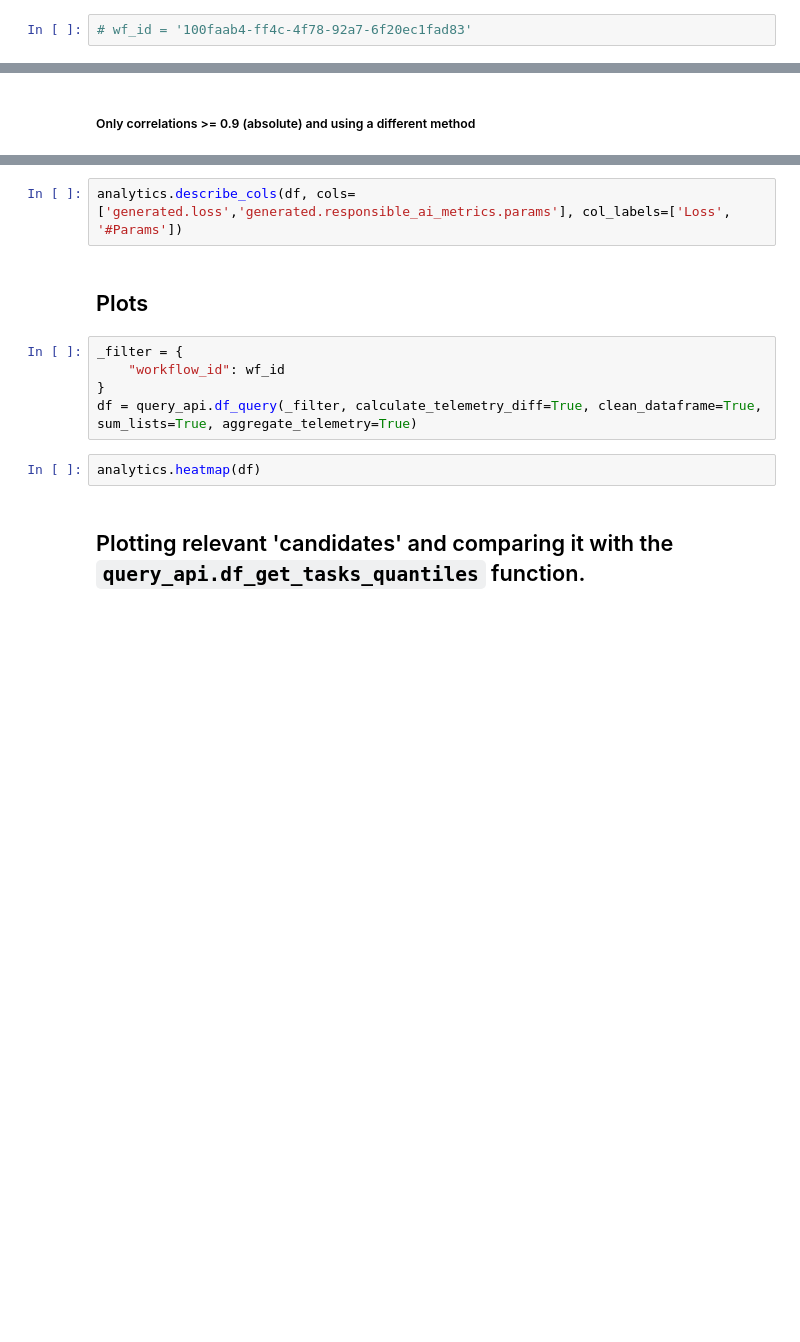
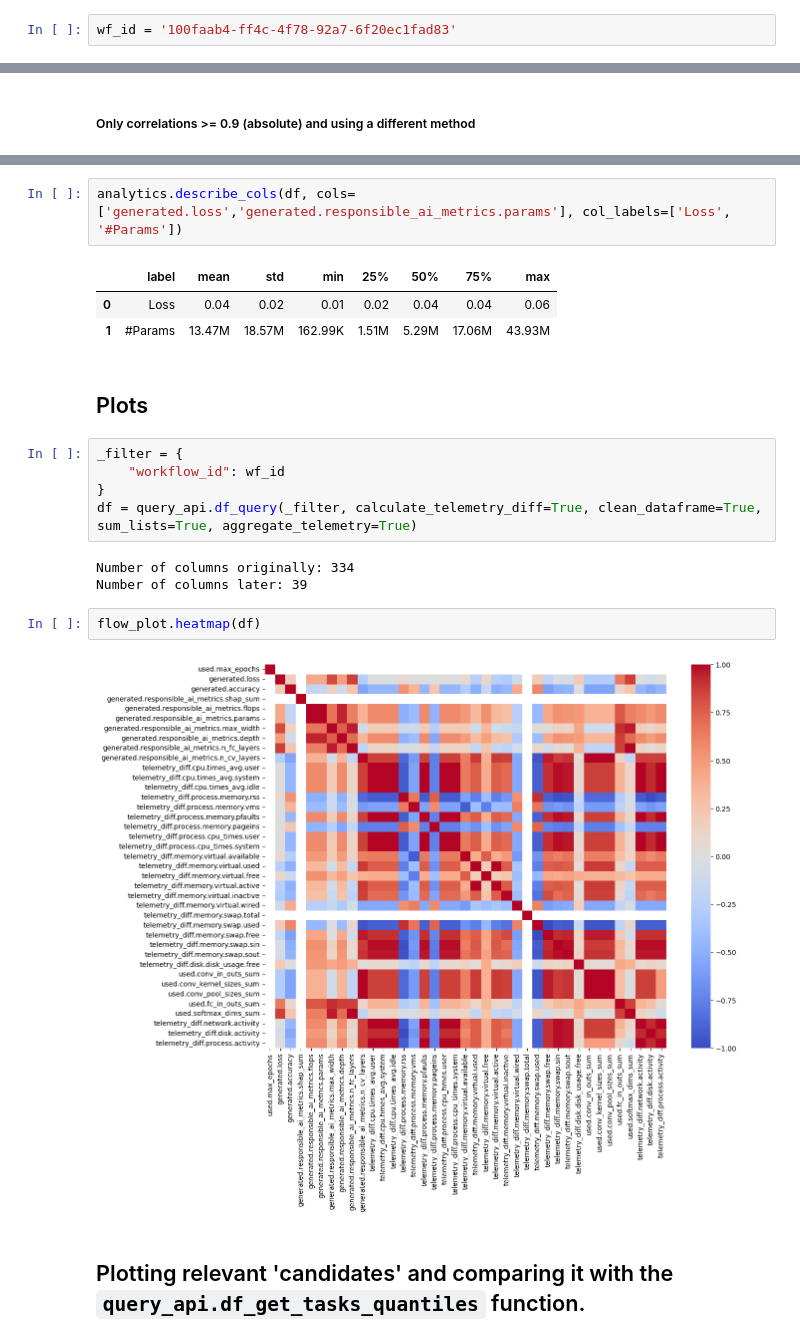
Before and after one commit to ORNL/flowcept, a Jupyter notebook: notebooks/analytics.ipynb, the cells around one changed output, grey strips where cells are left out. Cells and saved outputs as stored; diff of their text form; blank space fills up the shorter version.

```diff
--- a/notebooks/analytics.ipynb
+++ b/notebooks/analytics.ipynb
@@ -38,5 +39,5 @@ wf_id
 # %%
-# wf_id = '100faab4-ff4c-4f78-92a7-6f20ec1fad83'
+wf_id = '100faab4-ff4c-4f78-92a7-6f20ec1fad83'
 # %%
 query_api = TaskQueryAPI()
 # %% [markdown]
@@ -125,5 +281,9 @@ analytics.describe_col(df, col='generated.loss')
 # %%
 analytics.describe_cols(df, cols=['generated.loss','generated.responsible_ai_metrics.params'], col_labels=['Loss', '#Params'])
+# %% [output]
+|  | label | mean | std | min | 25% | 50% | 75% | max |
+| 0 | Loss | 0.04 | 0.02 | 0.01 | 0.02 | 0.04 | 0.04 | 0.06 |
+| 1 | #Params | 13.47M | 18.57M | 162.99K | 1.51M | 5.29M | 17.06M | 43.93M |
 # %% [markdown]
 ## Plots
 # %%
@@ -131,7 +291,12 @@ _filter = {
     "workflow_id": wf_id
 }
 df = query_api.df_query(_filter, calculate_telemetry_diff=True, clean_dataframe=True, sum_lists=True, aggregate_telemetry=True)
+# %% [output]
+Number of columns originally: 334
+Number of columns later: 39
 # %%
-analytics.heatmap(df)
+flow_plot.heatmap(df)
+# %% [output]
+[figure, added]
 # %% [markdown]
 ## Plotting relevant 'candidates' and comparing it with the `query_api.df_get_tasks_quantiles` function.
```
Also changed, not shown: parts of 19 cells of this notebook, 18 other files.
